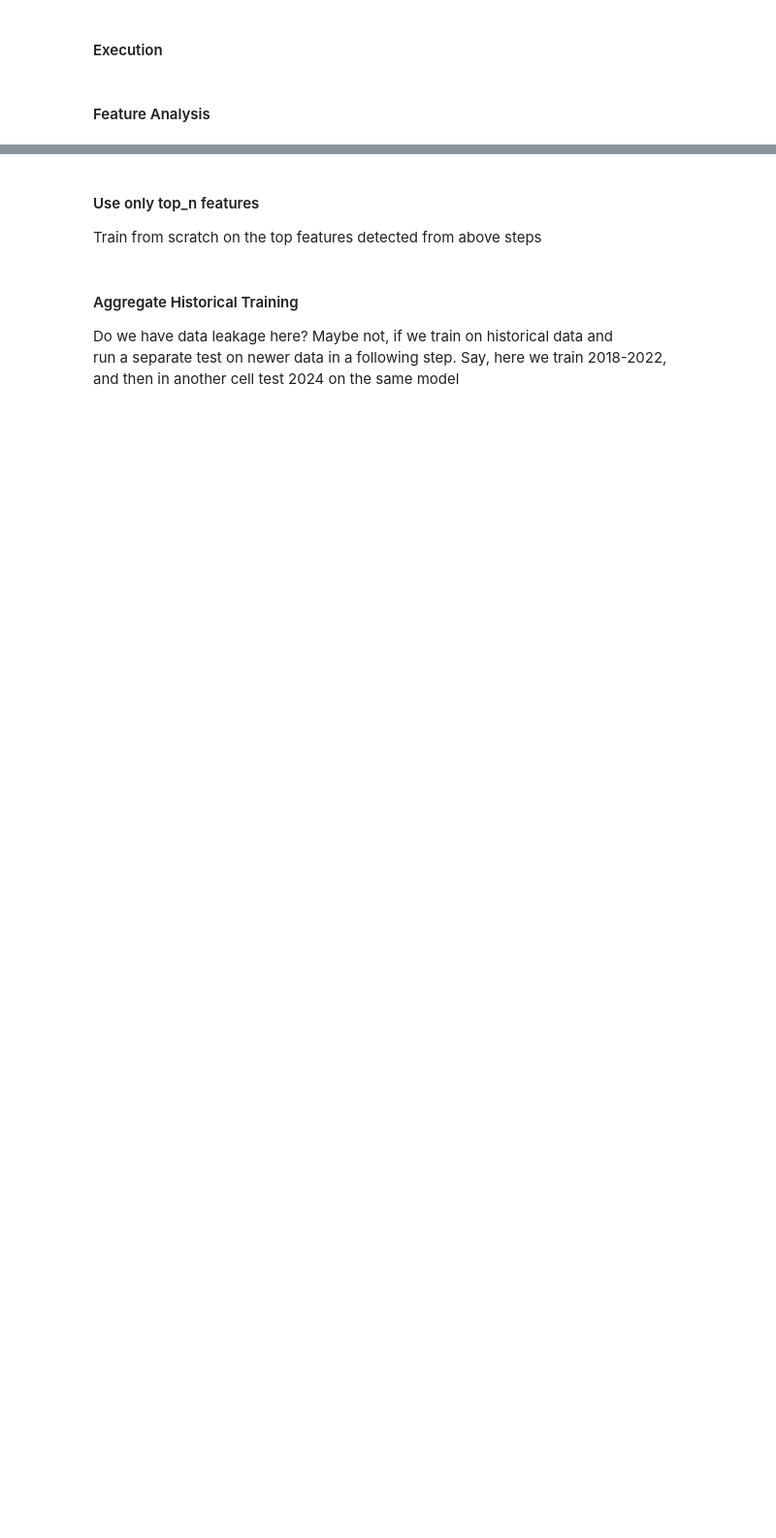
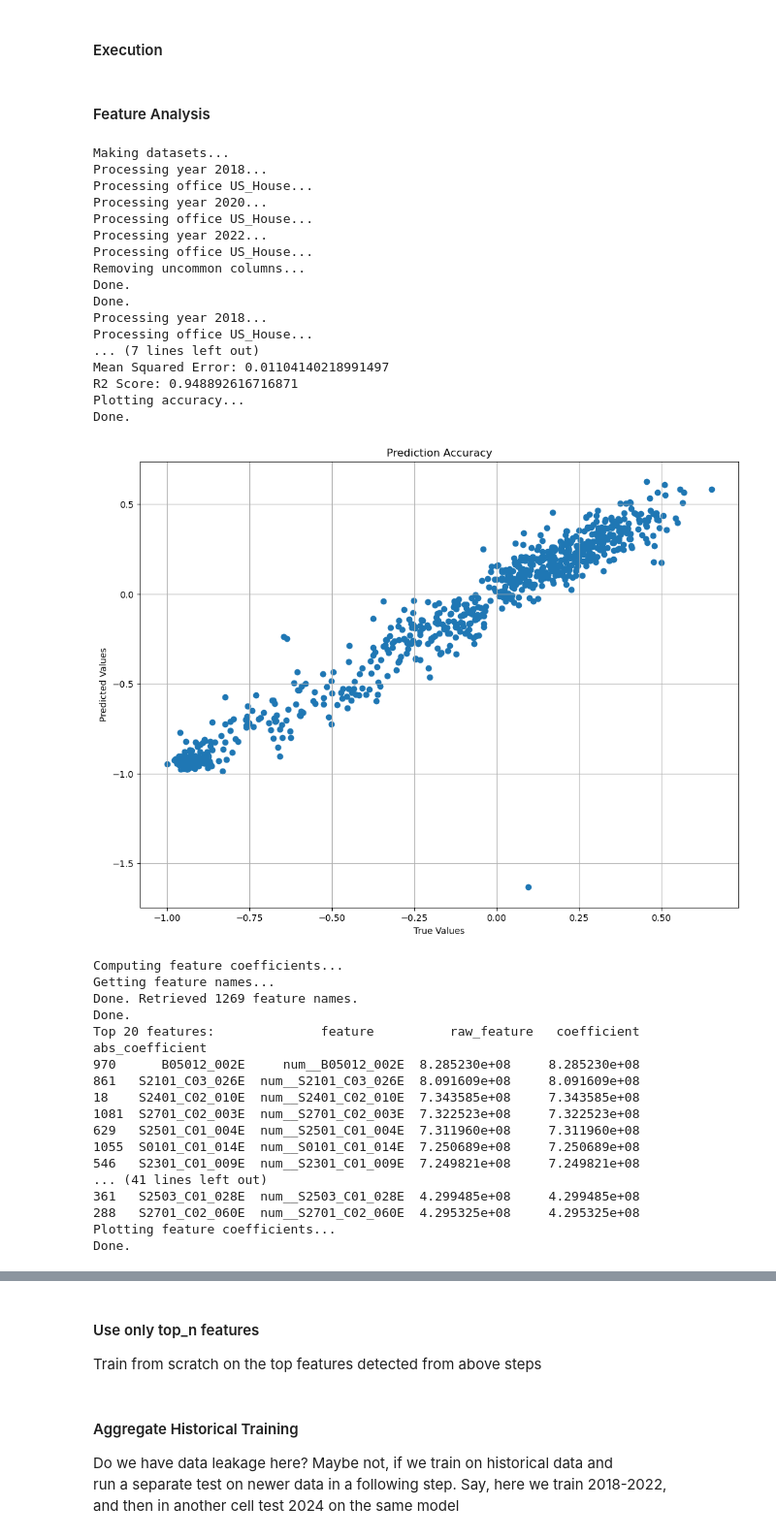
Before and after one commit to nketchum/SI699, a Jupyter notebook: 07b_ml_features_regression.ipynb, the cells around one changed output, grey strips where cells are left out. Shown at 97% size. Saved outputs shown, nothing was run; the diff lists cells and outputs as text; code cells hidden in the pictures; blank space fills up the shorter version.

```diff
--- a/07b_ml_features_regression.ipynb
+++ b/07b_ml_features_regression.ipynb
@@ -61,9 +61,6 @@ def makeDatasets(years, offices, remove_xtra_cols=False):
             print(f'Processing office {office}...')
 
             df = pd.read_csv('data/generated_data/07_ml_features_' + year + '_' + office + '.csv', low_memory=False)
-
-            columns_to_encode = ['party', 'county']
-            df = one_hot_encode_selected(df, [col for col in columns_to_encode if col in df.columns])
 
             # for col in df.columns:
                 # if col.startswith(('S', 'B', 'D')):
@@ -269,6 +266,17 @@ census_datasets = [
 ]
 # %% [markdown]
 #### Feature Analysis
+# %%
+DROP_FEATURES = False
+
+drop_features = [
+    'office_code', 'dem_share_prev', 'rep_share_prev', 'oth_share_prev',
+    'dem_share_change_prev', 'rep_share_change_prev', 'oth_share_change_prev',
+    'dem_votes_change_prev', 'rep_votes_change_prev', 'oth_votes_change_prev',
+    'registered_voters_change_prev', 'turnout_pct_change_prev',
+    'partisan_temp_prev', 'partisan_temp_change_prev',
+    'partisanship_lean_prev', 'partisanship_lean_change_prev', 'partisanship_lean_change_amount_prev'
+]
 # %%
 df_datasets = makeDatasets(YEARS, OFFICES)
 
@@ -276,31 +284,70 @@ top_features_lists = []
 
 for year in YEARS:
     print(f'Processing year {year}...')
 
     for office in OFFICES:
         print(f'Processing office {office}...')
 
         df = df_datasets[year][office].copy()
         X, y = makeFeaturesTargets(df)
+
+        if DROP_FEATURES:
+            X = X.drop(columns=drop_features)
 
         print(f"Training over {len(X.columns)} features...")
 
         model, X_train, X_test, y_train, y_test, numeric_cols = fitModel(X, y)
         y_pred = makePredictions(X_test, model)
 
         mse = mean_squared_error(y_test, y_pred)
         print("Mean Squared Error:", mse)
 
         r2 = model.score(X_test, y_test)
         print("R2 Score:", r2)
 
         plt = plotAccuracy(y_test, y_pred)
         plt.show()
 
         top_features = featureCoeff(model)
-        # print(f'Top 20 features: {top_features[:20]}')
+        print(f'Top 20 features: {top_features[:50]}')
 
         top_features_lists.append(top_features['feature'].tolist())
 
         plt = plotFeatureCoeff(top_features, 50)
         plt.show()
+# %% [output]
+Making datasets...
+Processing year 2018...
+Processing office US_House...
+Processing year 2020...
+Processing office US_House...
+Processing year 2022...
+Processing office US_House...
+Removing uncommon columns...
+Done.
+Done.
+Processing year 2018...
+Processing office US_House...
+... (7 lines left out)
+Mean Squared Error: 0.01104140218991497
+R2 Score: 0.948892616716871
+Plotting accuracy...
+Done.
+[figure, added]
+Computing feature coefficients...
+Getting feature names...
+Done. Retrieved 1269 feature names.
+Done.
+Top 20 features:              feature          raw_feature   coefficient  abs_coefficient
+970      B05012_002E     num__B05012_002E  8.285230e+08     8.285230e+08
+861   S2101_C03_026E  num__S2101_C03_026E  8.091609e+08     8.091609e+08
+18    S2401_C02_010E  num__S2401_C02_010E  7.343585e+08     7.343585e+08
+1081  S2701_C02_003E  num__S2701_C02_003E  7.322523e+08     7.322523e+08
+629   S2501_C01_004E  num__S2501_C01_004E  7.311960e+08     7.311960e+08
+1055  S0101_C01_014E  num__S0101_C01_014E  7.250689e+08     7.250689e+08
+546   S2301_C01_009E  num__S2301_C01_009E  7.249821e+08     7.249821e+08
+... (41 lines left out)
+361   S2503_C01_028E  num__S2503_C01_028E  4.299485e+08     4.299485e+08
+288   S2701_C02_060E  num__S2701_C02_060E  4.295325e+08     4.295325e+08
+Plotting feature coefficients...
+Done.
```
Also changed, not shown: parts of 5 cells of this notebook, 2 other files.
